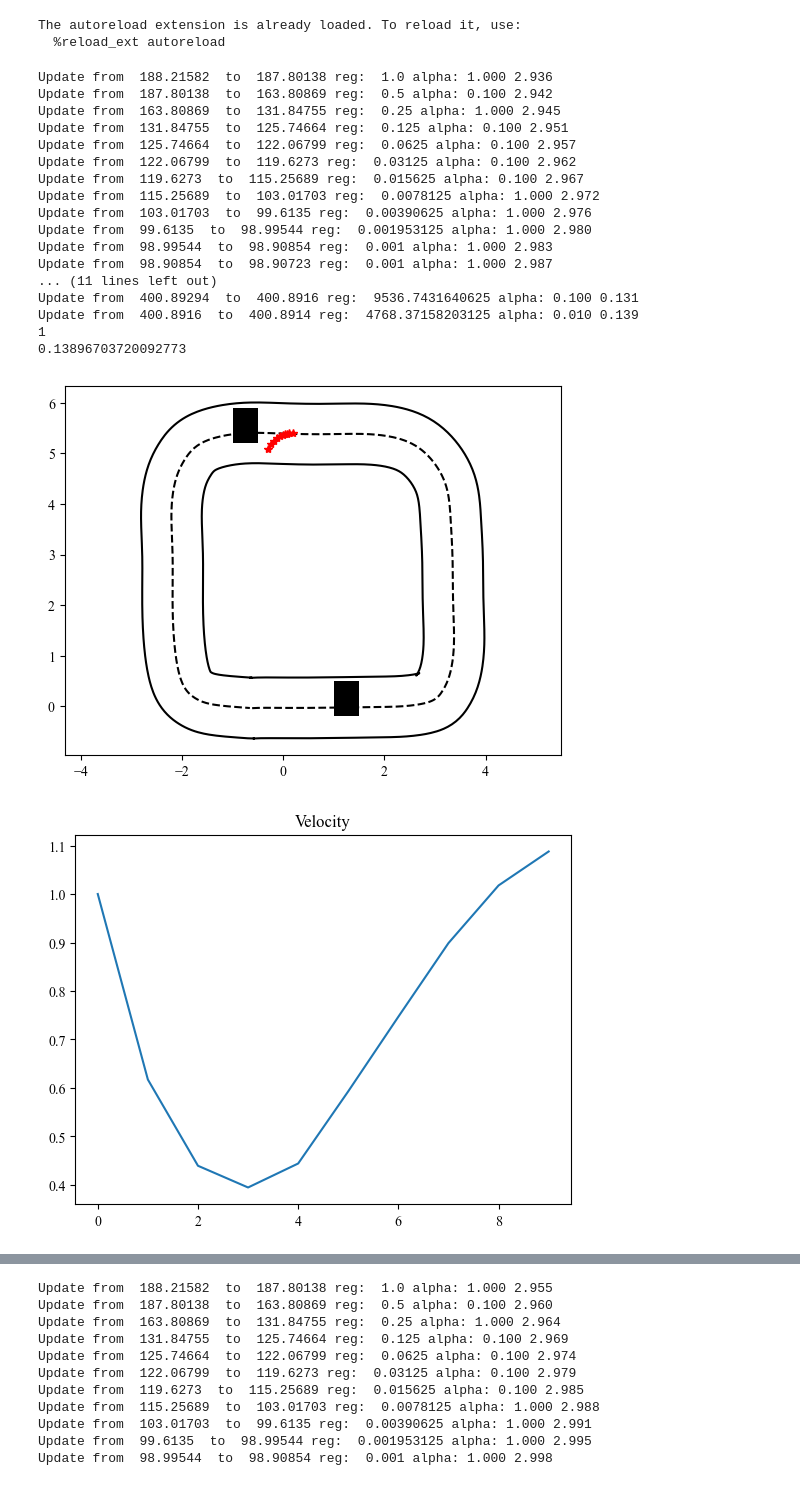
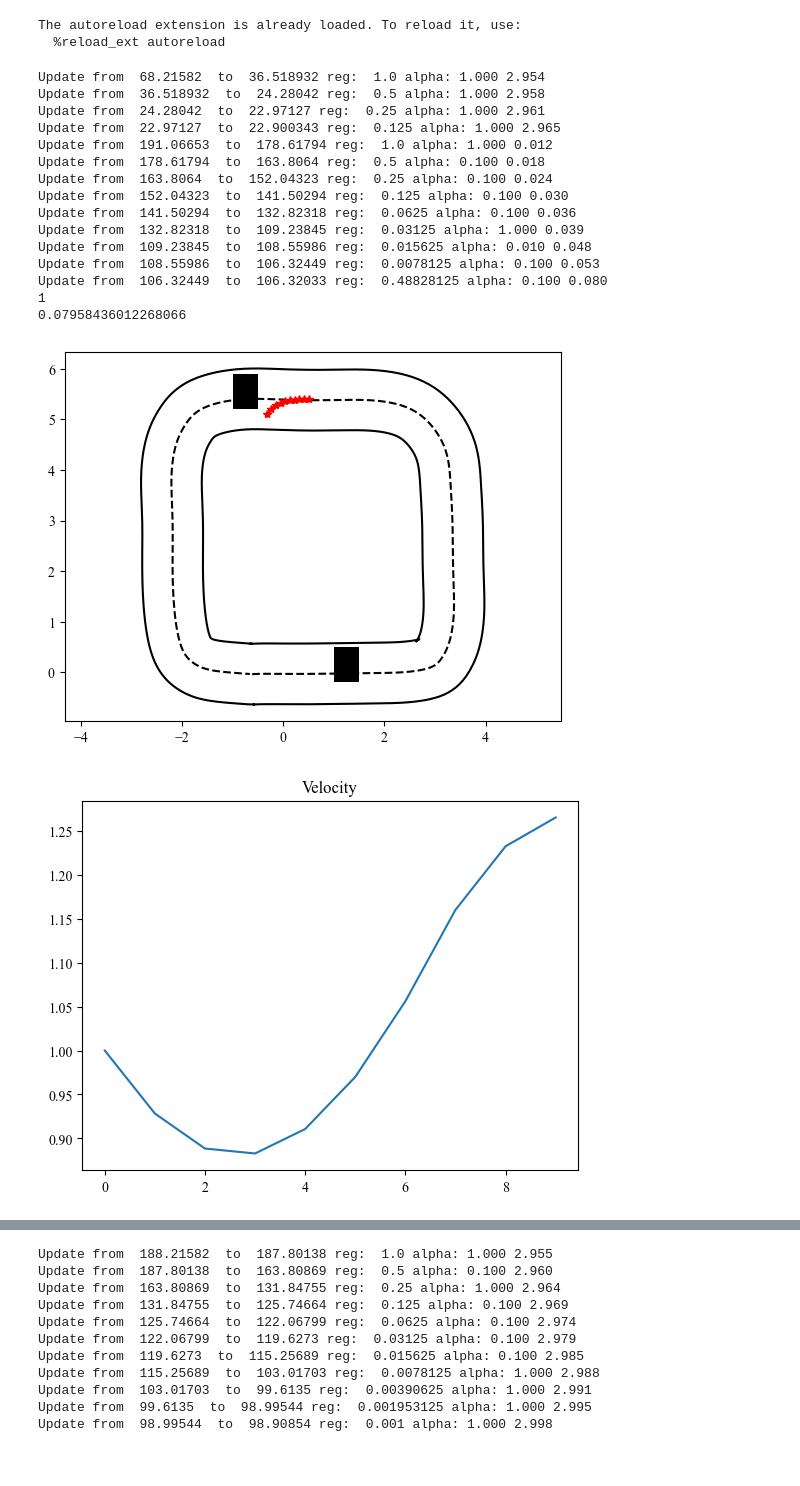
Before and after one commit to SafeRoboticsLab/PrincetonRaceCar_planning, a Jupyter notebook: ilqr_planning_ros/scripts/planner/test_ilqr.ipynb, the cells around one changed output, grey strips where cells are left out. Saved outputs shown, nothing was run; the diff lists cells and outputs as text; code cells hidden in the pictures.

```diff
--- a/ilqr_planning_ros/scripts/planner/test_ilqr.ipynb
+++ b/ilqr_planning_ros/scripts/planner/test_ilqr.ipynb
@@ -59,7 +59,7 @@ obs_list = [[obs1 for _ in range(10)]]#, [obs2 for _ in range(10)]]
 solver.update_obstacles(obs_list)
 solver.update_path(path)
 
-x_cur = np.array([0.2, 5.4, 1, 3.14, 0])
+x_cur = np.array([0.5, 5.4, 1, 3.14, 0])
 plan = solver.plan(x_cur)
 
 path.plot_track()
@@ -67,48 +67,46 @@ path.plot_track_center()
 plt.plot(plan['states'][0, :], plan['states'][1, :], 'r-*', linewidth=2)
 
 p = Polygon(obs1, facecolor = 'k')
 plt.gca().add_patch(p)
 plt.axis('equal')
 
 p = Polygon(obs2, facecolor = 'k')
 plt.gca().add_patch(p)
 plt.axis('equal')
 
 print(plan['status'])
 
 plt.figure()
 a = plan['states'][2, :]
 plt.plot(a)
 plt.title('Velocity')
 
 plt.figure()
 # plt.plot(plan['controls'][0,:])
 plt.plot(plan['states'][-1,:], '--')
 plt.title('Steering')
 
 plt.figure()
 a = plan['states'][2, :]**2 / 0.257 * np.tan(plan['states'][-1, :])
 plt.plot(a)
 plt.title('Lateral Acceleration')
 
 print(plan['t_process'])
 # %% [output]
-Update from  188.21582  to  187.80138 reg:  1.0 alpha: 1.000 2.936
-Update from  187.80138  to  163.80869 reg:  0.5 alpha: 0.100 2.942
-Update from  163.80869  to  131.84755 reg:  0.25 alpha: 1.000 2.945
-Update from  131.84755  to  125.74664 reg:  0.125 alpha: 0.100 2.951
-Update from  125.74664  to  122.06799 reg:  0.0625 alpha: 0.100 2.957
-Update from  122.06799  to  119.6273 reg:  0.03125 alpha: 0.100 2.962
-Update from  119.6273  to  115.25689 reg:  0.015625 alpha: 0.100 2.967
-Update from  115.25689  to  103.01703 reg:  0.0078125 alpha: 1.000 2.972
-Update from  103.01703  to  99.6135 reg:  0.00390625 alpha: 1.000 2.976
-Update from  99.6135  to  98.99544 reg:  0.001953125 alpha: 1.000 2.980
-Update from  98.99544  to  98.90854 reg:  0.001 alpha: 1.000 2.983
-Update from  98.90854  to  98.90723 reg:  0.001 alpha: 1.000 2.987
-... (11 lines left out)
-Update from  400.89294  to  400.8916 reg:  9536.7431640625 alpha: 0.100 0.131
-Update from  400.8916  to  400.8914 reg:  4768.37158203125 alpha: 0.010 0.139
+Update from  68.21582  to  36.518932 reg:  1.0 alpha: 1.000 2.954
+Update from  36.518932  to  24.28042 reg:  0.5 alpha: 1.000 2.958
+Update from  24.28042  to  22.97127 reg:  0.25 alpha: 1.000 2.961
+Update from  22.97127  to  22.900343 reg:  0.125 alpha: 1.000 2.965
+Update from  191.06653  to  178.61794 reg:  1.0 alpha: 1.000 0.012
+Update from  178.61794  to  163.8064 reg:  0.5 alpha: 0.100 0.018
+Update from  163.8064  to  152.04323 reg:  0.25 alpha: 0.100 0.024
+Update from  152.04323  to  141.50294 reg:  0.125 alpha: 0.100 0.030
+Update from  141.50294  to  132.82318 reg:  0.0625 alpha: 0.100 0.036
+Update from  132.82318  to  109.23845 reg:  0.03125 alpha: 1.000 0.039
+Update from  109.23845  to  108.55986 reg:  0.015625 alpha: 0.010 0.048
+Update from  108.55986  to  106.32449 reg:  0.0078125 alpha: 0.100 0.053
+Update from  106.32449  to  106.32033 reg:  0.48828125 alpha: 0.100 0.080
 1
-0.13896703720092773
+0.07958436012268066
-[figure, old version]
+[figure, new version]
-[figure, old version]
+[figure, new version]
```
Also changed, not shown: parts of 2 cells of this notebook, 5 other files.
